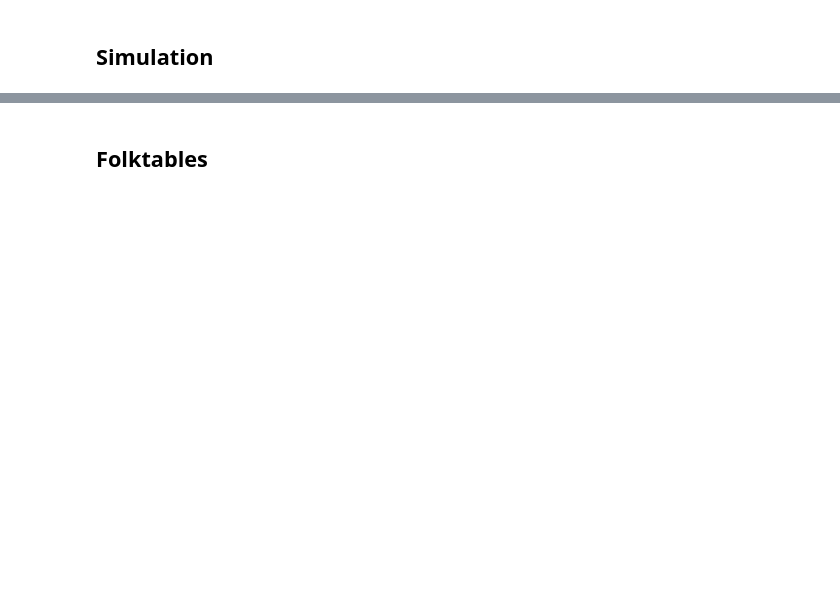
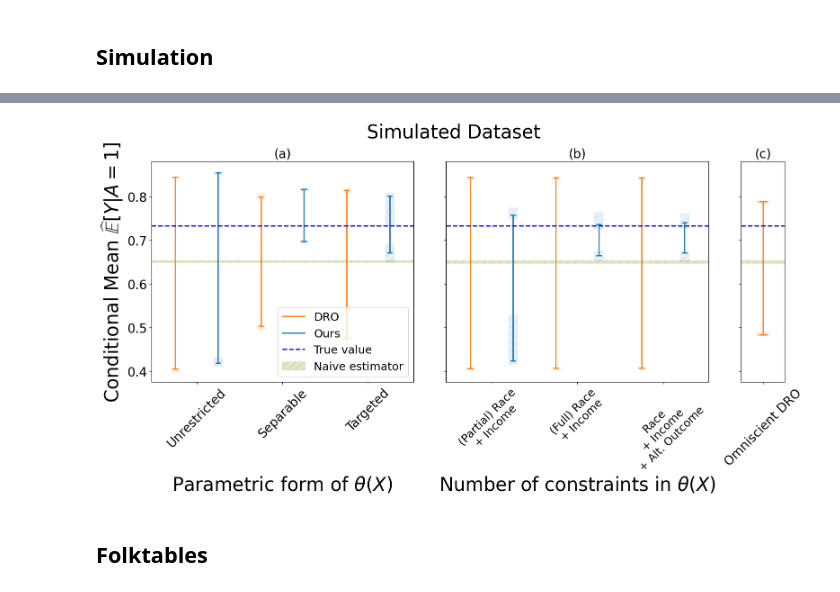
Before and after one commit to secg5/inference_contrained_distribution_shift, a Jupyter notebook: plotting/paper_plots.ipynb, the cells around one changed output, grey strips where cells are left out. Saved outputs shown, nothing was run; the diff lists cells and outputs as text; code cells hidden in the pictures; blank space fills up the shorter version.

```diff
--- a/plotting/paper_plots.ipynb
+++ b/plotting/paper_plots.ipynb
@@ -57,3 +12,45 @@ KeyError: ('Nx8', 'DRO_worst_case')
+# %%
+fig, ax = plt.subplots(ncols=3, figsize=(16, 8), sharey=True, width_ratios=[6, 6, 1])
+
+
+utils.generate_theta_plots_1_2_3(
+    base_path="../experiment_artifacts/",
+    timestamp_ours="Oct11-1622",
+    timestamp_dro="Oct11-1623",
+    ax=ax[0],
+)
+
+utils.generate_theta_plots_4_5_6(
+    base_path="../experiment_artifacts/",
+    timestamp_ours="Oct11-1557",
+    timestamp_dro="Oct11-1558",
+    ax=ax[1],
+)
+
+utils.generate_plot_dro(
+    base_path="../experiment_artifacts/",
+    timestamp="synthetic_123",
+    ax=ax[2],
+)
+
+# Add a legend
+handles, labels = ax[0].get_legend_handles_labels()
+relevant_handles = handles[0:1] + handles[-3:]
+relevant_labels = labels[0:1] + labels[-3:]
+ax[0].legend(
+    loc="lower right", fontsize=18, handles=relevant_handles, labels=relevant_labels
+)
+
+ax[0].set_title("(a)", fontsize=20)
+ax[1].set_title("(b)", fontsize=20)
+ax[2].set_title("(c)", fontsize=20)
+
+fig.align_xlabels()
+fig.tight_layout()
+fig.suptitle("Simulated Dataset", fontsize=30, y=1.05)
+fig.savefig("../synthetic_conditional_mean.png", bbox_inches="tight", dpi=300)
+# %% [output]
+[figure, added]
 # %% [markdown]
 ## Folktables
 # %%
```
Also changed, not shown: parts of 4 cells of this notebook, 1 other file.
